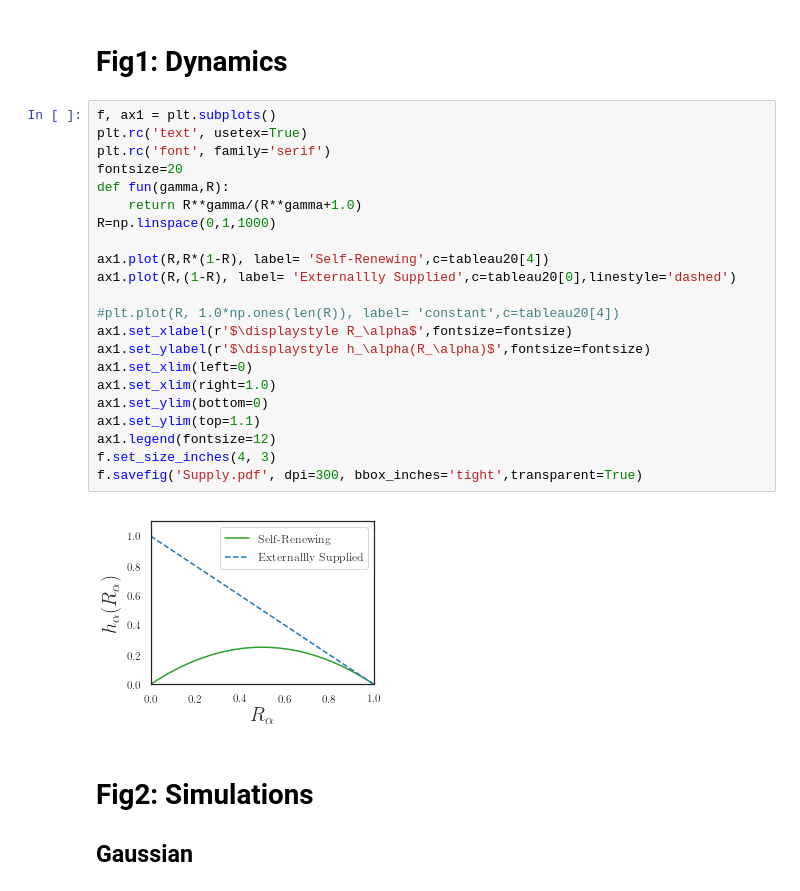
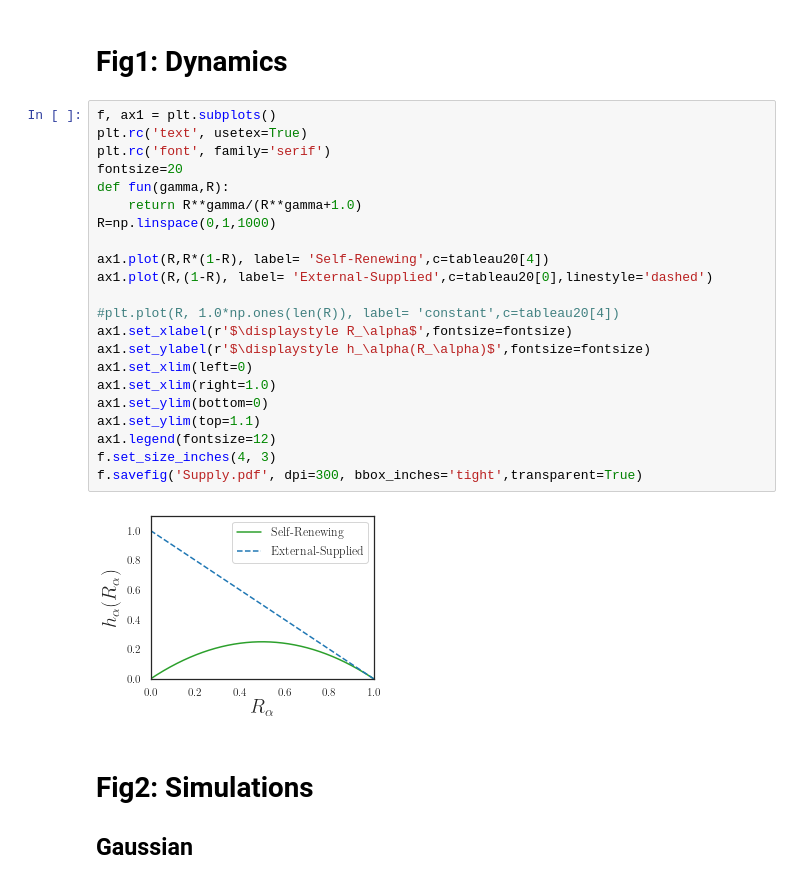
Before and after one commit to Emergent-Behaviors-in-Biology/species-packing-bound, a Jupyter notebook: Plot_paper.ipynb, the cells around one changed output. Drawn from its saved outputs; the diff is of its cells as text.

```diff
--- a/Plot_paper.ipynb
+++ b/Plot_paper.ipynb
@@ -27,27 +27,27 @@ def integrmomentum2(x, a):
 # %%
 f, ax1 = plt.subplots()
 plt.rc('text', usetex=True)
 plt.rc('font', family='serif')
 fontsize=20
 def fun(gamma,R):
     return R**gamma/(R**gamma+1.0)
 R=np.linspace(0,1,1000)
 
 ax1.plot(R,R*(1-R), label= 'Self-Renewing',c=tableau20[4])
-ax1.plot(R,(1-R), label= 'Externallly Supplied',c=tableau20[0],linestyle='dashed')
+ax1.plot(R,(1-R), label= 'External-Supplied',c=tableau20[0],linestyle='dashed')
 
 #plt.plot(R, 1.0*np.ones(len(R)), label= 'constant',c=tableau20[4])
 ax1.set_xlabel(r'$\displaystyle R_\alpha$',fontsize=fontsize)
 ax1.set_ylabel(r'$\displaystyle h_\alpha(R_\alpha)$',fontsize=fontsize)
 ax1.set_xlim(left=0)
 ax1.set_xlim(right=1.0)
 ax1.set_ylim(bottom=0)
 ax1.set_ylim(top=1.1)
 ax1.legend(fontsize=12)
 f.set_size_inches(4, 3)
 f.savefig('Supply.pdf', dpi=300, bbox_inches='tight',transparent=True)
 # %% [output]
-[figure, old version]
+[figure, new version]
 # %% [markdown]
 # Fig2: Simulations
 ## Gaussian
```
Also changed, not shown: parts of 11 cells of this notebook, 8 other files.
